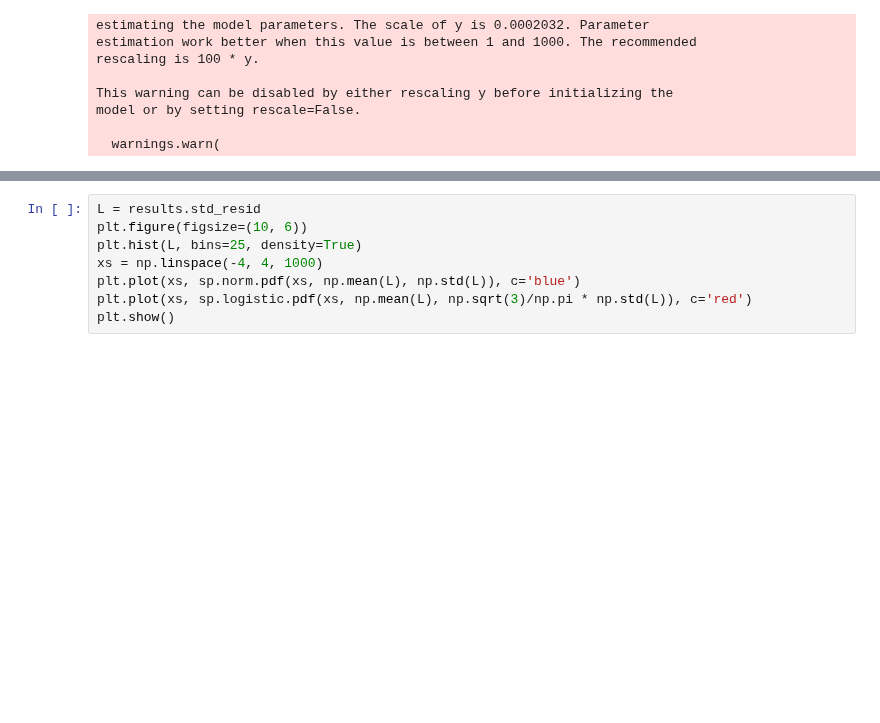
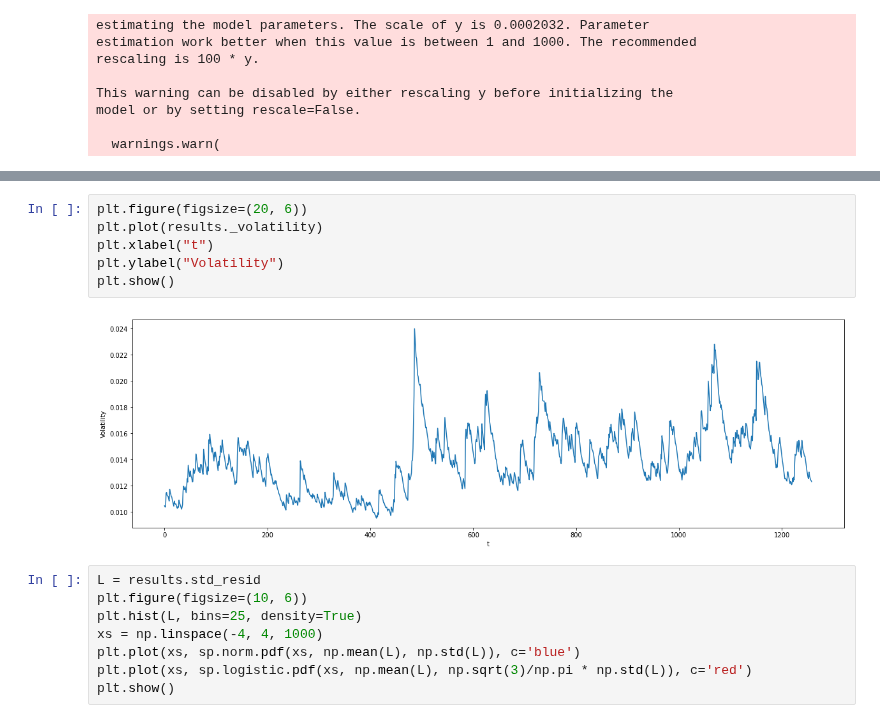
Before and after one commit to Szymex49/NVIDIA_risk_management, a Jupyter notebook: Raport_4/Malec.ipynb, the cells around one changed output, grey strips where cells are left out. Drawn from its saved outputs; the diff is of its cells as text; blank space fills up the shorter version.

```diff
--- a/Raport_4/Malec.ipynb
+++ b/Raport_4/Malec.ipynb
@@ -86,3 +95,11 @@ plt.show()
+# %%
+plt.figure(figsize=(20, 6))
+plt.plot(results._volatility)
+plt.xlabel("t")
+plt.ylabel("Volatility")
+plt.show()
+# %% [output]
+[figure, added]
 # %%
 L = results.std_resid
 plt.figure(figsize=(10, 6))
```
Also changed, not shown: parts of 13 cells of this notebook.
